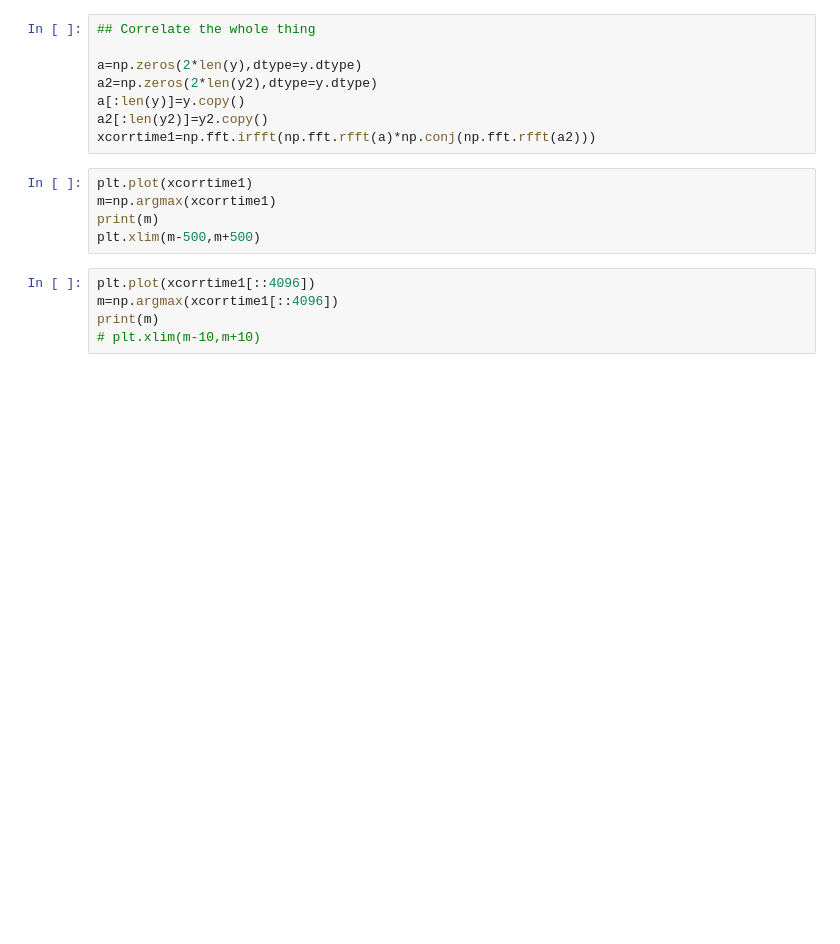
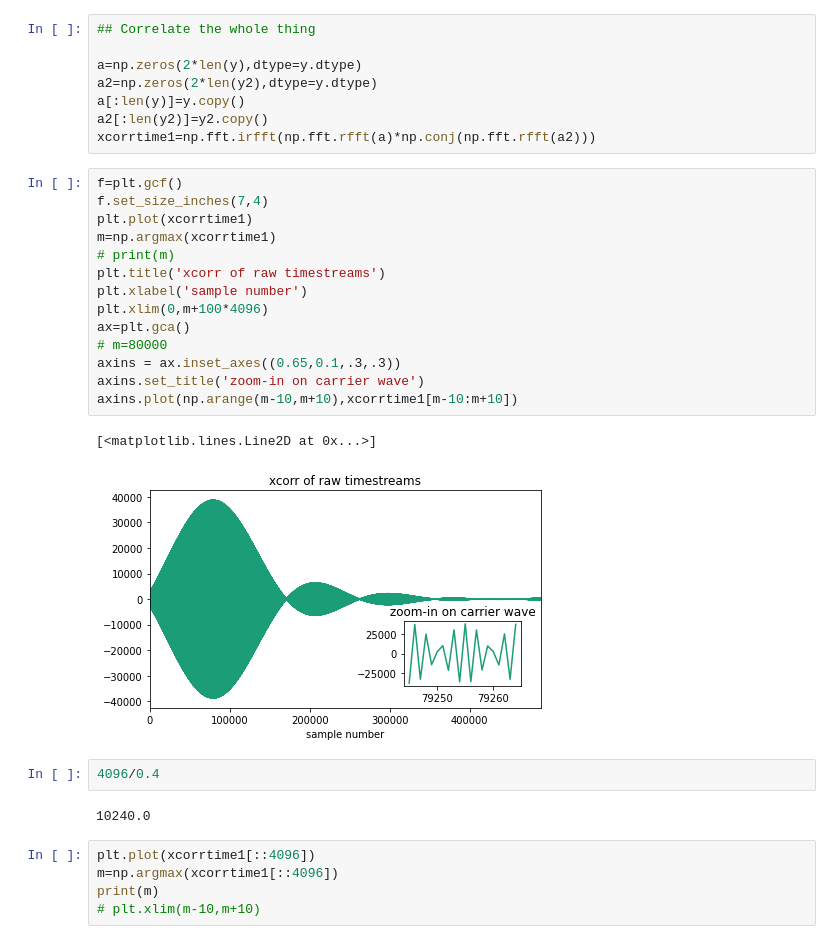
Before and after one commit to mohanagr/braindump, a Jupyter notebook: Forward and backward problem.ipynb, the cells around one changed output. Saved outputs shown, nothing was run; the diff lists cells and outputs as text; blank space fills up the shorter version.

```diff
--- a/Forward and backward problem.ipynb
+++ b/Forward and backward problem.ipynb
@@ -73,10 +97,26 @@ a[:len(y)]=y.copy()
 a2[:len(y2)]=y2.copy()
 xcorrtime1=np.fft.irfft(np.fft.rfft(a)*np.conj(np.fft.rfft(a2)))
 # %%
+f=plt.gcf()
+f.set_size_inches(7,4)
 plt.plot(xcorrtime1)
 m=np.argmax(xcorrtime1)
-print(m)
-plt.xlim(m-500,m+500)
+# print(m)
+plt.title('xcorr of raw timestreams')
+plt.xlabel('sample number')
+plt.xlim(0,m+100*4096)
+ax=plt.gca()
+# m=80000
+axins = ax.inset_axes((0.65,0.1,.3,.3))
+axins.set_title('zoom-in on carrier wave')
+axins.plot(np.arange(m-10,m+10),xcorrtime1[m-10:m+10])
+# %% [output]
+[<matplotlib.lines.Line2D at 0x...>]
+[figure, added]
+# %%
+4096/0.4
+# %% [output]
+10240.0
 # %%
 plt.plot(xcorrtime1[::4096])
 m=np.argmax(xcorrtime1[::4096])
```
Also changed, not shown: parts of 29 cells of this notebook, 1 other file.
